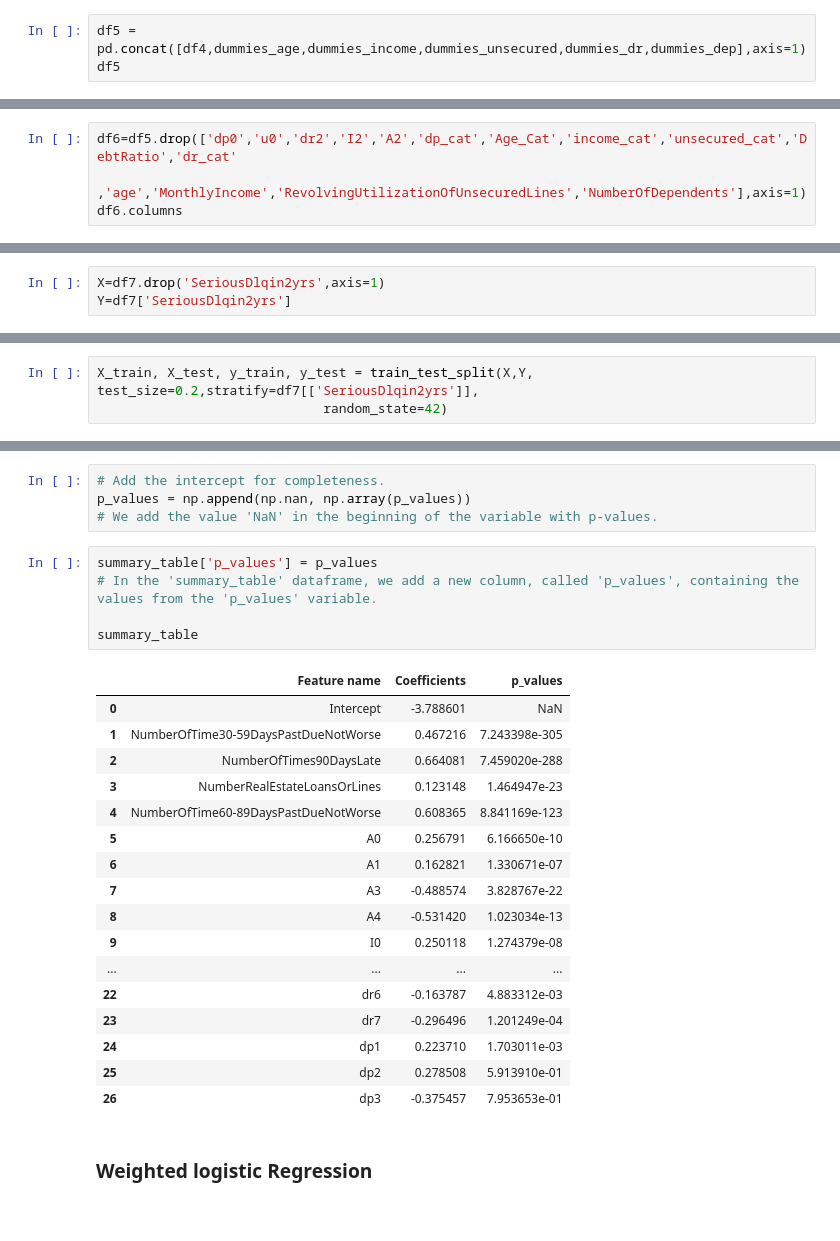
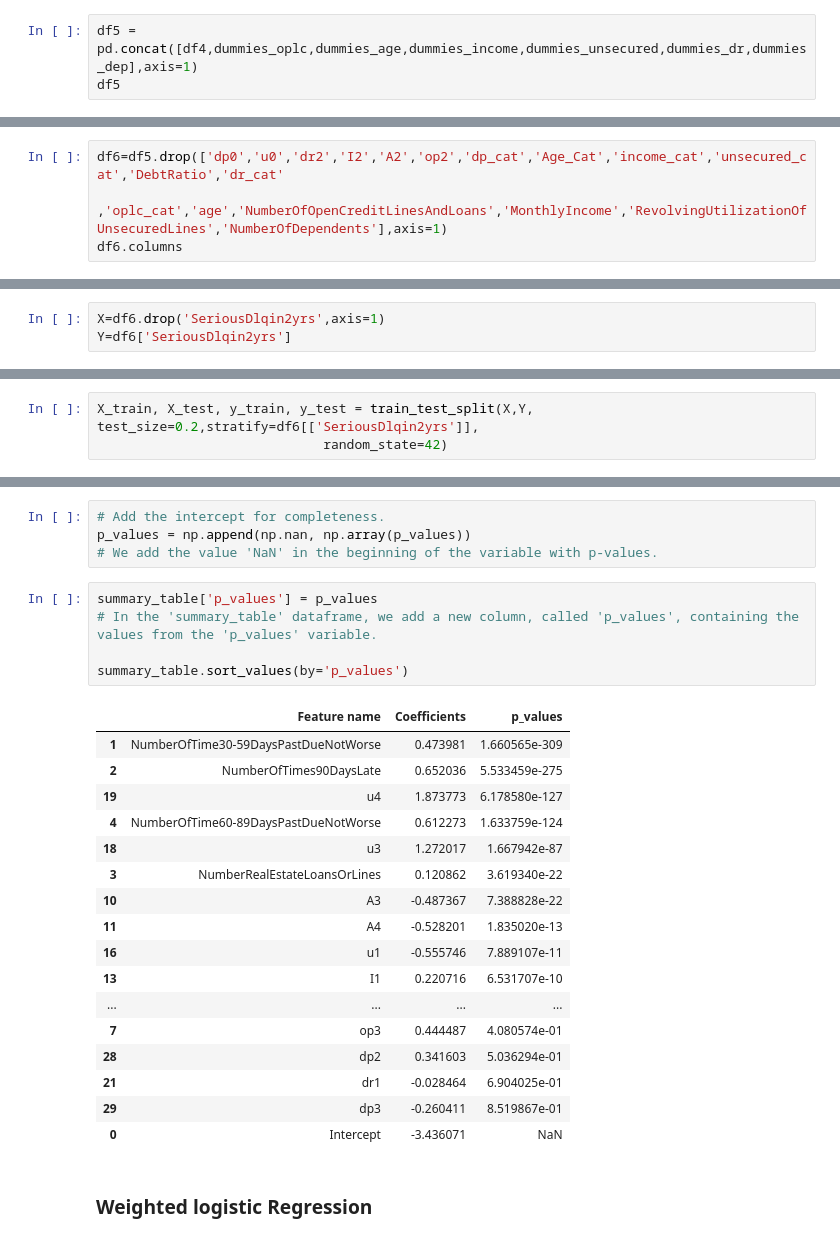
Before and after one commit to sachinshastri23/CreditScore, a Jupyter notebook: PD-3.ipynb, the cells around one changed output, grey strips where cells are left out. Cells and saved outputs as stored; diff of their text form.

```diff
--- a/PD-3.ipynb
+++ b/PD-3.ipynb
@@ -1200,7 +1370,7 @@ dummies_dep
 | 149999 | 1 | 0 | 0 | 0 |
 149731 rows × 4 columns
 # %%
-df5 = pd.concat([df4,dummies_age,dummies_income,dummies_unsecured,dummies_dr,dummies_dep],axis=1)
+df5 = pd.concat([df4,dummies_oplc,dummies_age,dummies_income,dummies_unsecured,dummies_dr,dummies_dep],axis=1)
 df5
 # %% [output]
 |  | SeriousDlqin2yrs | RevolvingUtilizationOfUnsecuredLines | age | NumberOfTime30-59DaysPastDueNotWorse | DebtRatio | MonthlyIncome | ... |
@@ -1219,6 +1389,6 @@ df5
 # %%
-df6=df5.drop(['dp0','u0','dr2','I2','A2','dp_cat','Age_Cat','income_cat','unsecured_cat','DebtRatio','dr_cat'
-              ,'age','MonthlyIncome','RevolvingUtilizationOfUnsecuredLines','NumberOfDependents'],axis=1)
+df6=df5.drop(['dp0','u0','dr2','I2','A2','op2','dp_cat','Age_Cat','income_cat','unsecured_cat','DebtRatio','dr_cat'
+              ,'oplc_cat','age','NumberOfOpenCreditLinesAndLoans','MonthlyIncome','RevolvingUtilizationOfUnsecuredLines','NumberOfDependents'],axis=1)
 df6.columns
 # %% [output]
 Index(['SeriousDlqin2yrs', 'NumberOfTime30-59DaysPastDueNotWorse',
@@ -1322,8 +1492,8 @@ from sklearn.metrics import accuracy_score
 from sklearn.metrics import confusion_matrix, classification_report
 from sklearn.metrics import precision_recall_curve
 # %%
-X=df7.drop('SeriousDlqin2yrs',axis=1)
-Y=df7['SeriousDlqin2yrs']
+X=df6.drop('SeriousDlqin2yrs',axis=1)
+Y=df6['SeriousDlqin2yrs']
 # %%
 X.columns
 # %% [output]
@@ -1334,6 +1505,6 @@ Index(['NumberOfTime30-59DaysPastDueNotWorse', 'NumberOfTimes90DaysLate',
       dtype='object')
 # %%
-X_train, X_test, y_train, y_test = train_test_split(X,Y, test_size=0.2,stratify=df7[['SeriousDlqin2yrs']],
+X_train, X_test, y_train, y_test = train_test_split(X,Y, test_size=0.2,stratify=df6[['SeriousDlqin2yrs']],
                              random_state=42)
 # %%
 
@@ -1527,26 +1698,26 @@ p_values = np.append(np.nan, np.array(p_values))
 # %%
 summary_table['p_values'] = p_values
 # In the 'summary_table' dataframe, we add a new column, called 'p_values', containing the values from the 'p_values' variable.
 
-summary_table
+summary_table.sort_values(by='p_values')
 # %% [output]
 |  | Feature name | Coefficients | p_values |
-| 0 | Intercept | -3.788601 | NaN |
-| 1 | NumberOfTime30-59DaysPastDueNotWorse | 0.467216 | 7.243398e-305 |
-| 2 | NumberOfTimes90DaysLate | 0.664081 | 7.459020e-288 |
-| 3 | NumberRealEstateLoansOrLines | 0.123148 | 1.464947e-23 |
-| 4 | NumberOfTime60-89DaysPastDueNotWorse | 0.608365 | 8.841169e-123 |
-| 5 | A0 | 0.256791 | 6.166650e-10 |
-| 6 | A1 | 0.162821 | 1.330671e-07 |
-| 7 | A3 | -0.488574 | 3.828767e-22 |
-| 8 | A4 | -0.531420 | 1.023034e-13 |
-| 9 | I0 | 0.250118 | 1.274379e-08 |
+| 1 | NumberOfTime30-59DaysPastDueNotWorse | 0.473981 | 1.660565e-309 |
+| 2 | NumberOfTimes90DaysLate | 0.652036 | 5.533459e-275 |
+| 19 | u4 | 1.873773 | 6.178580e-127 |
+| 4 | NumberOfTime60-89DaysPastDueNotWorse | 0.612273 | 1.633759e-124 |
+| 18 | u3 | 1.272017 | 1.667942e-87 |
+| 3 | NumberRealEstateLoansOrLines | 0.120862 | 3.619340e-22 |
+| 10 | A3 | -0.487367 | 7.388828e-22 |
+| 11 | A4 | -0.528201 | 1.835020e-13 |
+| 16 | u1 | -0.555746 | 7.889107e-11 |
+| 13 | I1 | 0.220716 | 6.531707e-10 |
 | ... | ... | ... | ... |
-| 22 | dr6 | -0.163787 | 4.883312e-03 |
-| 23 | dr7 | -0.296496 | 1.201249e-04 |
-| 24 | dp1 | 0.223710 | 1.703011e-03 |
-| 25 | dp2 | 0.278508 | 5.913910e-01 |
-| 26 | dp3 | -0.375457 | 7.953653e-01 |
+| 7 | op3 | 0.444487 | 4.080574e-01 |
+| 28 | dp2 | 0.341603 | 5.036294e-01 |
+| 21 | dr1 | -0.028464 | 6.904025e-01 |
+| 29 | dp3 | -0.260411 | 8.519867e-01 |
+| 0 | Intercept | -3.436071 | NaN |
 # %% [markdown]
 ### Weighted logistic Regression
 # %%
```
Also changed, not shown: parts of 43 cells of this notebook.
